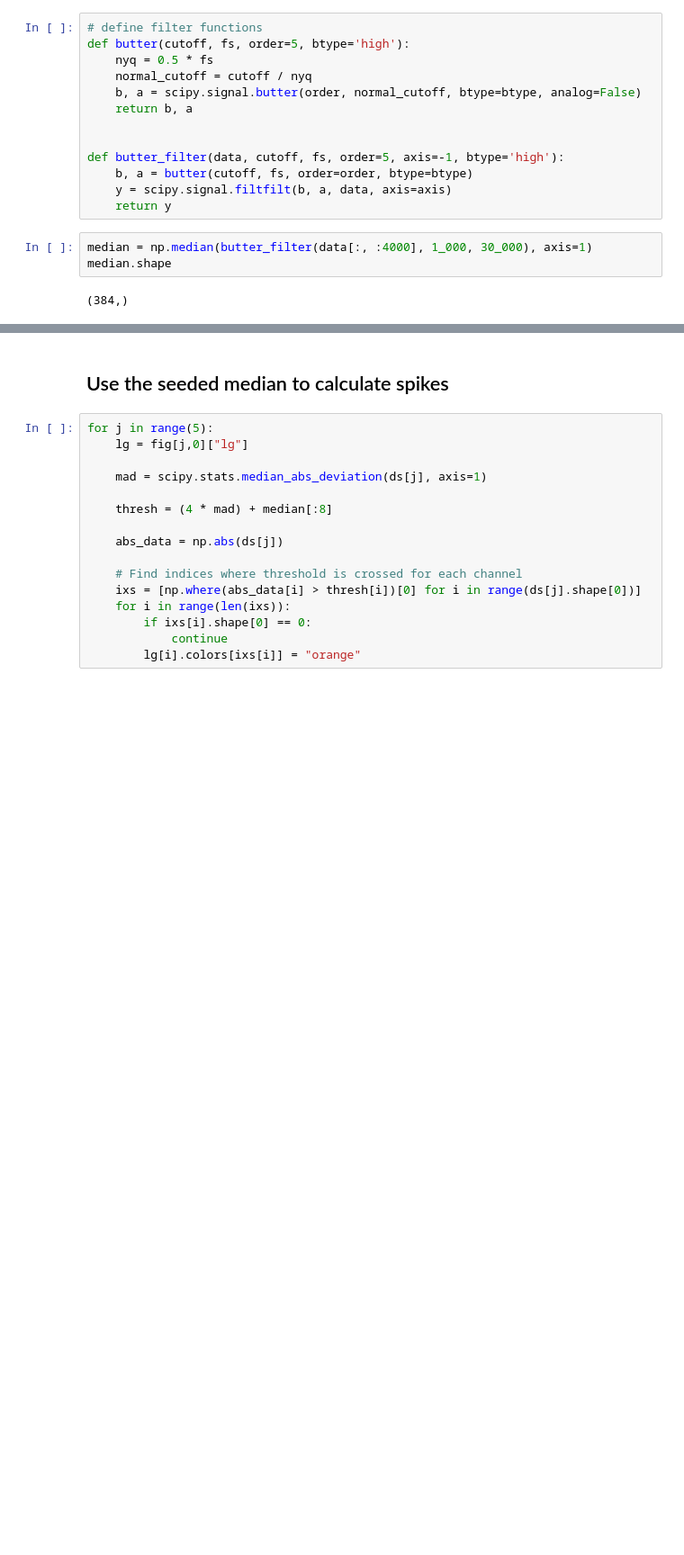
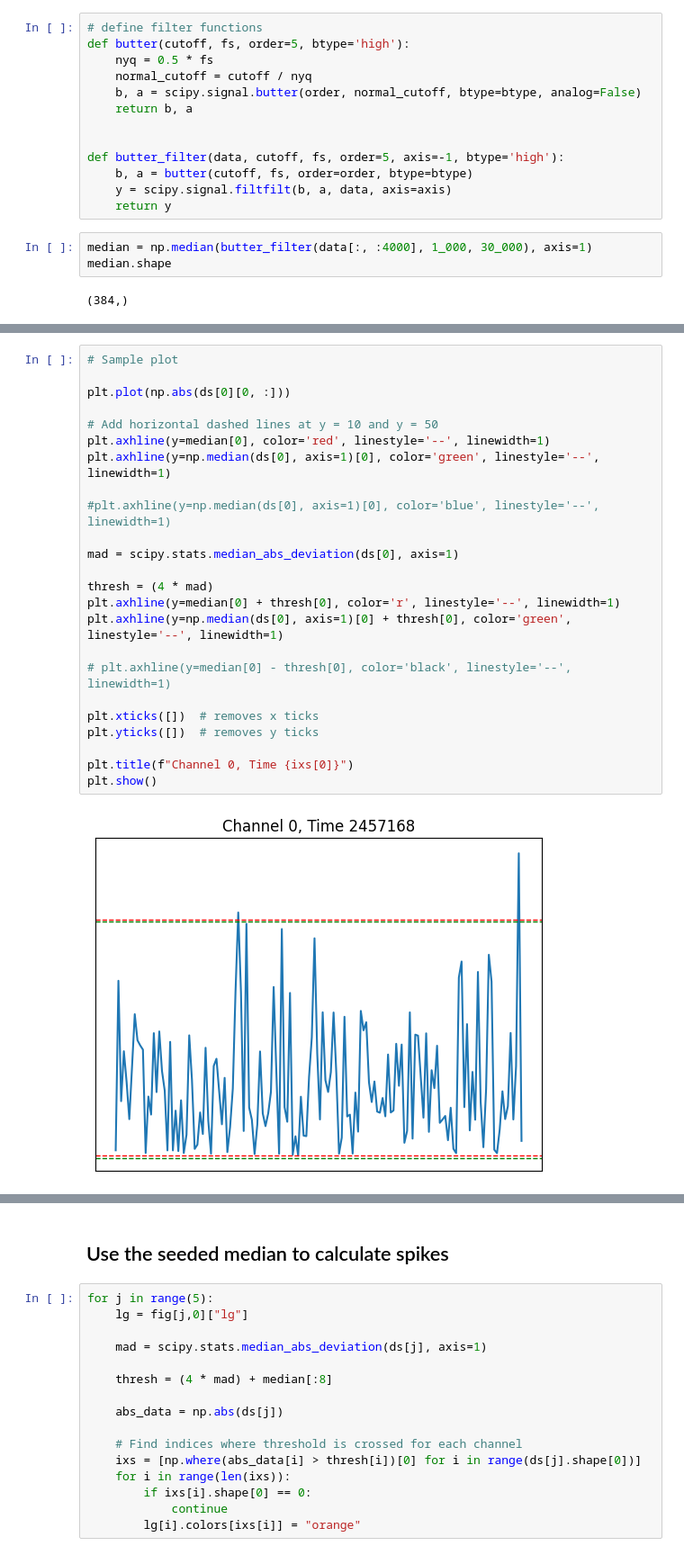
Before and after one commit to hantman-lab/realSpike, a Jupyter notebook: notebooks/seeded-median.ipynb, the cells around one changed output, grey strips where cells are left out. Shown at 90% size. Saved outputs shown, nothing was run; the diff lists cells and outputs as text; blank space fills up the shorter version.

```diff
--- a/notebooks/seeded-median.ipynb
+++ b/notebooks/seeded-median.ipynb
@@ -105,0 +76,26 @@ Caused by:
+# %%
+# Sample plot
+
+plt.plot(np.abs(ds[0][0, :]))
+
+# Add horizontal dashed lines at y = 10 and y = 50
+plt.axhline(y=median[0], color='red', linestyle='--', linewidth=1)
+plt.axhline(y=np.median(ds[0], axis=1)[0], color='green', linestyle='--', linewidth=1)
+
+#plt.axhline(y=np.median(ds[0], axis=1)[0], color='blue', linestyle='--', linewidth=1)
+
+mad = scipy.stats.median_abs_deviation(ds[0], axis=1)
+
+thresh = (4 * mad)
+plt.axhline(y=median[0] + thresh[0], color='r', linestyle='--', linewidth=1)
+plt.axhline(y=np.median(ds[0], axis=1)[0] + thresh[0], color='green', linestyle='--', linewidth=1)
+
+# plt.axhline(y=median[0] - thresh[0], color='black', linestyle='--', linewidth=1)
+
+plt.xticks([])  # removes x ticks
+plt.yticks([])  # removes y ticks
+
+plt.title(f"Channel 0, Time {ixs[0]}")
+plt.show()
+# %% [output]
+[figure, added]
```
Also changed, not shown: parts of 17 cells of this notebook, 6 other files.
